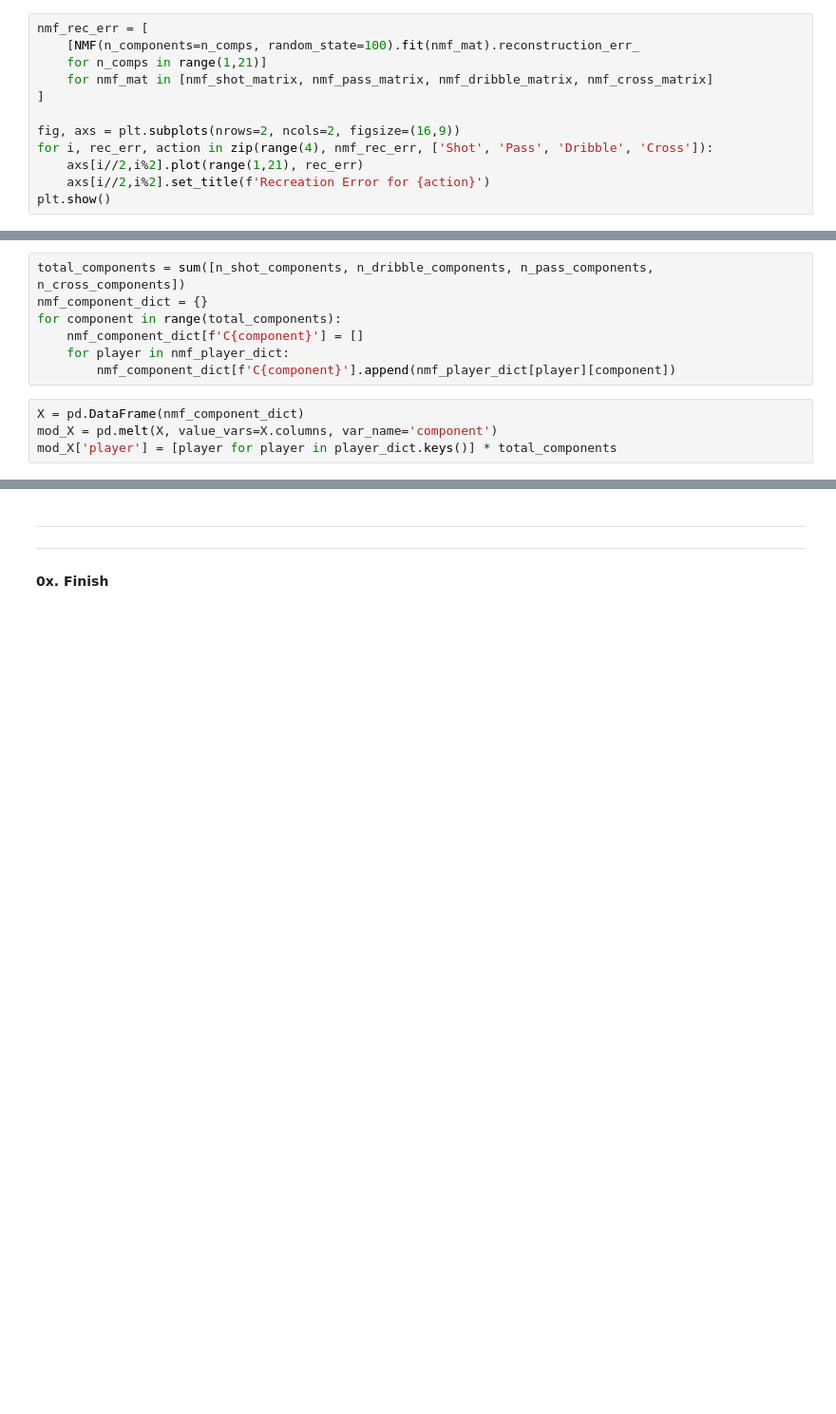
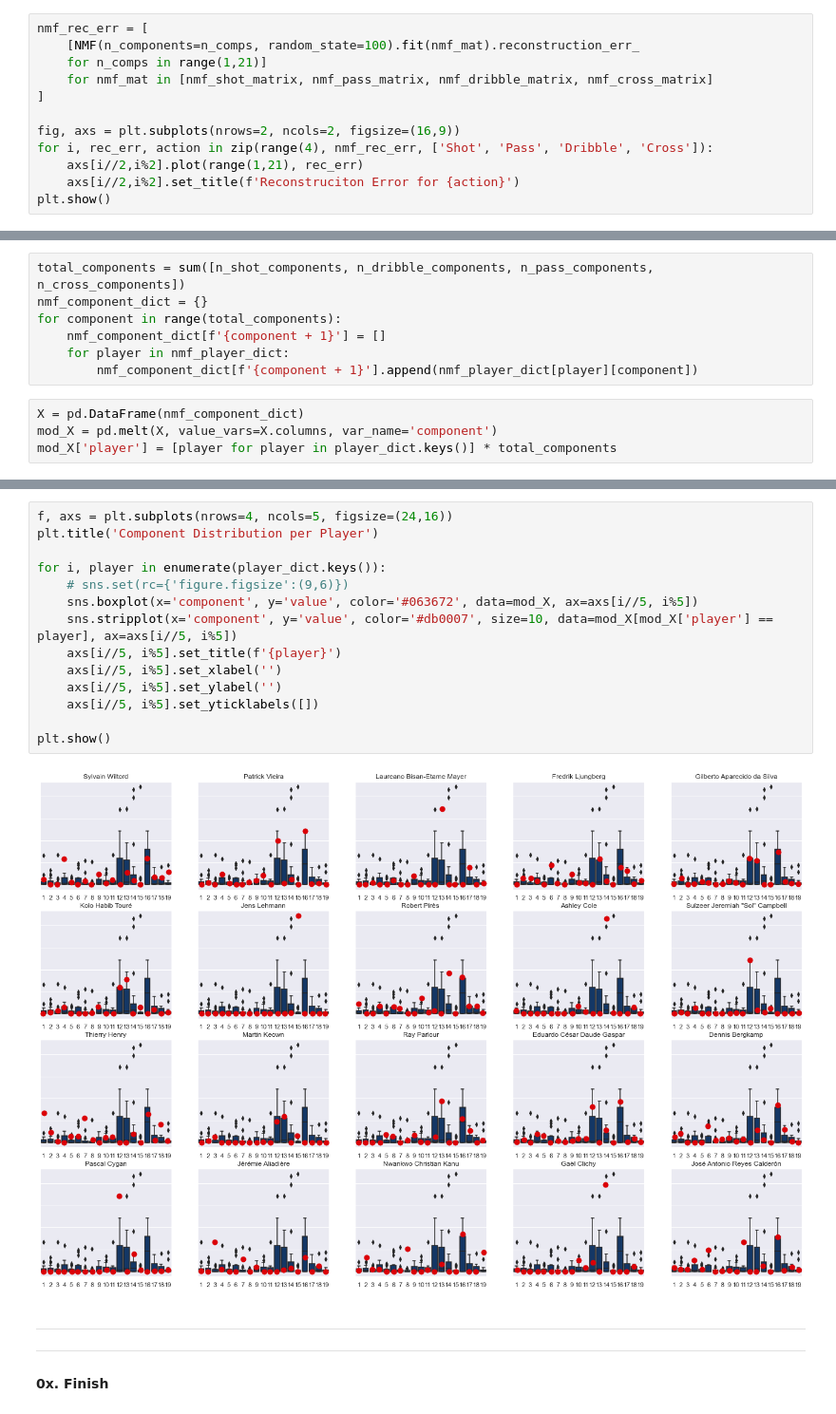
Before and after one commit to lucas-nelson-uiuc/stat430_unsupervised_project, a Jupyter notebook: soccer_project.ipynb, the cells around one changed output, grey strips where cells are left out. Shown at 95% size. Cells and saved outputs as stored; diff of their text form; blank space fills up the shorter version.

```diff
--- a/soccer_project.ipynb
+++ b/soccer_project.ipynb
@@ -496,7 +501,7 @@ nmf_rec_err = [
 fig, axs = plt.subplots(nrows=2, ncols=2, figsize=(16,9))
 for i, rec_err, action in zip(range(4), nmf_rec_err, ['Shot', 'Pass', 'Dribble', 'Cross']):
     axs[i//2,i%2].plot(range(1,21), rec_err)
-    axs[i//2,i%2].set_title(f'Recreation Error for {action}')
+    axs[i//2,i%2].set_title(f'Reconstruciton Error for {action}')
 plt.show()
 # %% [output]
 [figure]
@@ -683,9 +688,9 @@ nmf_player_dict = {
 total_components = sum([n_shot_components, n_dribble_components, n_pass_components, n_cross_components])
 nmf_component_dict = {}
 for component in range(total_components):
-    nmf_component_dict[f'C{component}'] = []
+    nmf_component_dict[f'{component + 1}'] = []
     for player in nmf_player_dict:
-        nmf_component_dict[f'C{component}'].append(nmf_player_dict[player][component])
+        nmf_component_dict[f'{component + 1}'].append(nmf_player_dict[player][component])
 # %%
 X = pd.DataFrame(nmf_component_dict)
 mod_X = pd.melt(X, value_vars=X.columns, var_name='component')
@@ -697,3 +698,19 @@ sns.stripplot(x='component', y='value', color='#db0007', size=15, data=mod_X[mod
+# %%
+f, axs = plt.subplots(nrows=4, ncols=5, figsize=(24,16))
+plt.title('Component Distribution per Player')
+
+for i, player in enumerate(player_dict.keys()):
+    # sns.set(rc={'figure.figsize':(9,6)})
+    sns.boxplot(x='component', y='value', color='#063672', data=mod_X, ax=axs[i//5, i%5])
+    sns.stripplot(x='component', y='value', color='#db0007', size=10, data=mod_X[mod_X['player'] == player], ax=axs[i//5, i%5])
+    axs[i//5, i%5].set_title(f'{player}')
+    axs[i//5, i%5].set_xlabel('')
+    axs[i//5, i%5].set_ylabel('')
+    axs[i//5, i%5].set_yticklabels([])
+
+plt.show()
+# %% [output]
+[figure, added]
 # %% [markdown]
 ---
 ---
```
Also changed, not shown: parts of 22 cells of this notebook.
